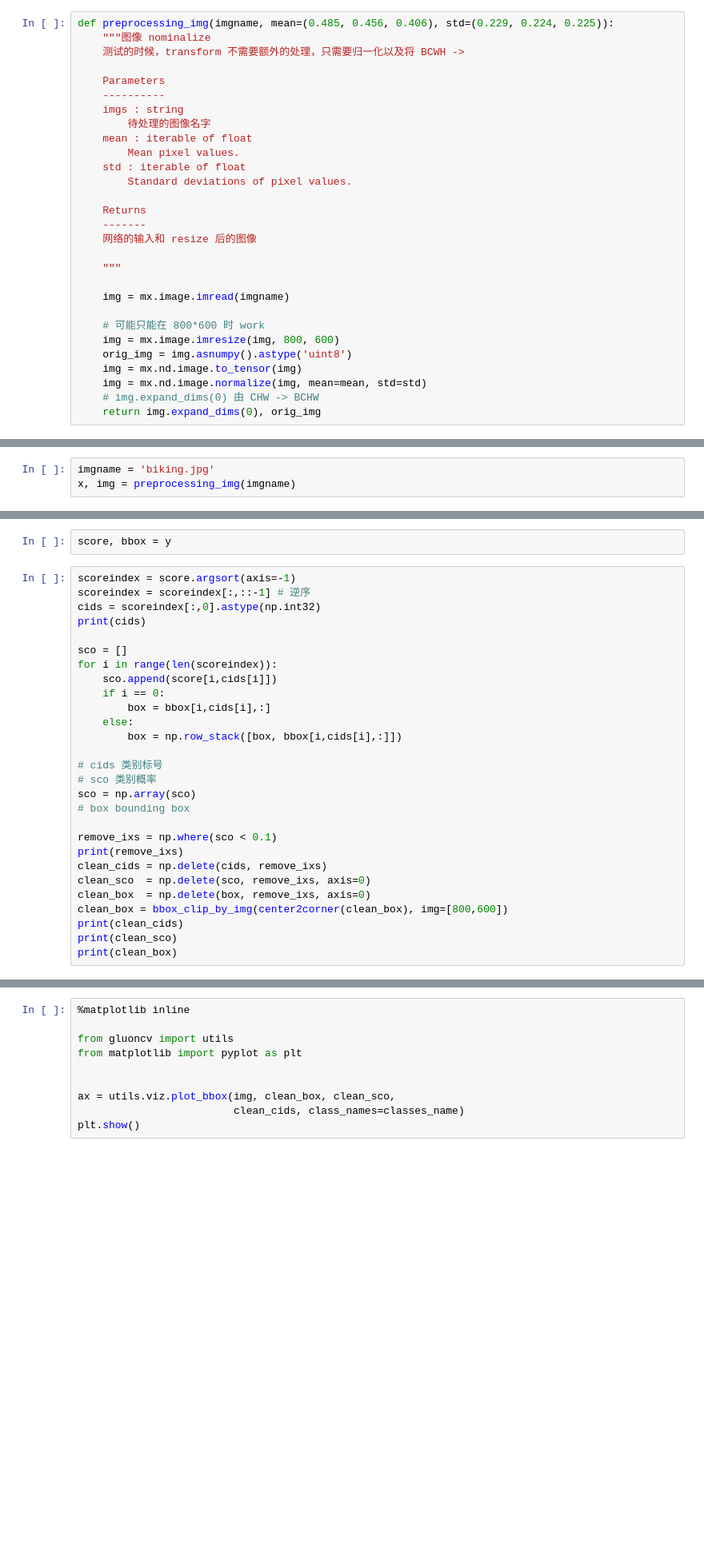
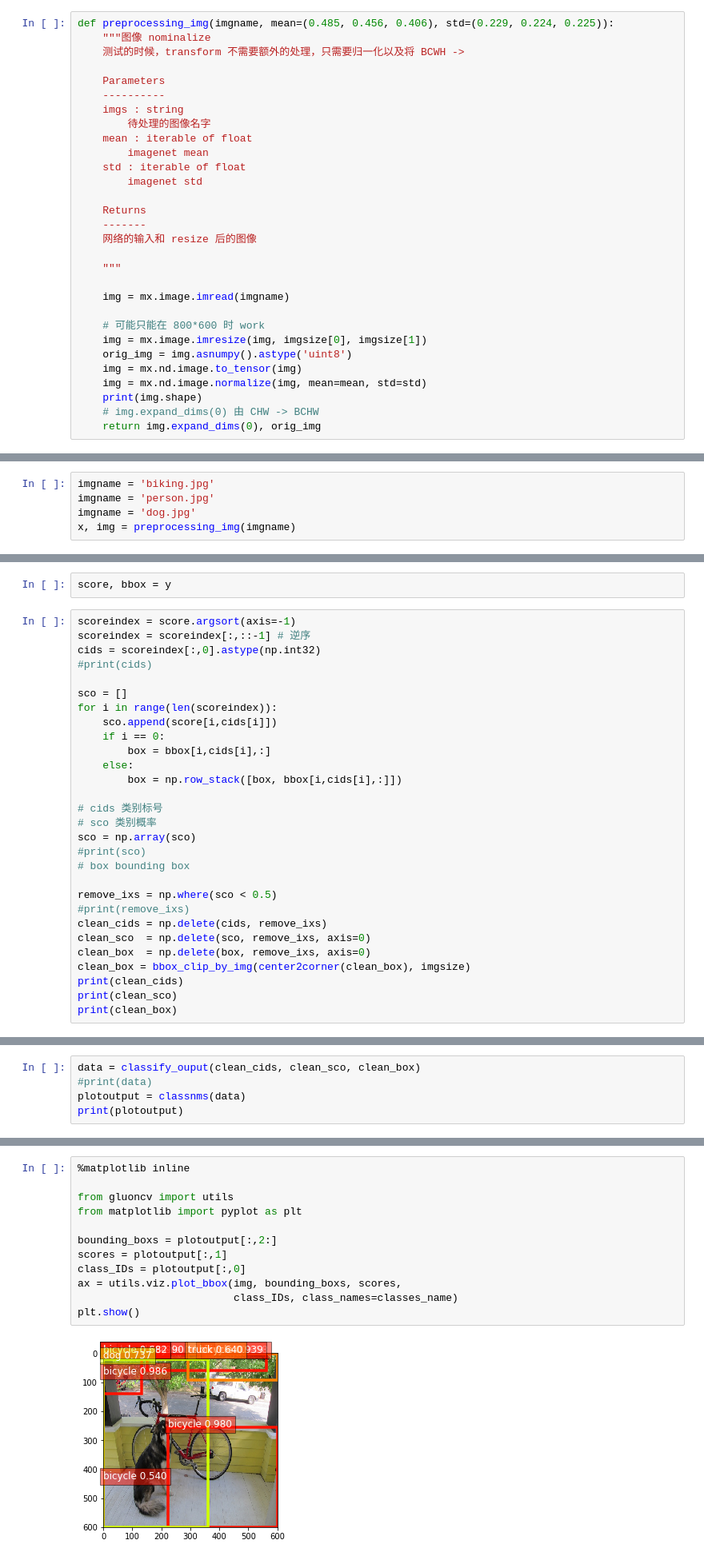
Before and after one commit to kylestones/faster_r-cnn, a Jupyter notebook: faster_r-cnn-self.ipynb, the cells around one changed output, grey strips where cells are left out. Shown: that part at 80% size. Saved outputs shown, nothing was run; the diff lists cells and outputs as text; blank space fills up the shorter version.

```diff
--- a/faster_r-cnn-self.ipynb
+++ b/faster_r-cnn-self.ipynb
@@ -482,9 +458,9 @@ def preprocessing_img(imgname, mean=(0.485, 0.456, 0.406), std=(0.229, 0.224, 0.
     imgs : string
         待处理的图像名字
     mean : iterable of float
-        Mean pixel values.
+        imagenet mean
     std : iterable of float
-        Standard deviations of pixel values.
+        imagenet std
 
     Returns
     -------
@@ -495,9 +471,10 @@ def preprocessing_img(imgname, mean=(0.485, 0.456, 0.406), std=(0.229, 0.224, 0.
     img = mx.image.imread(imgname)
 
     # 可能只能在 800*600 时 work
-    img = mx.image.imresize(img, 800, 600)
+    img = mx.image.imresize(img, imgsize[0], imgsize[1])
     orig_img = img.asnumpy().astype('uint8')
     img = mx.nd.image.to_tensor(img)
     img = mx.nd.image.normalize(img, mean=mean, std=std)
+    print(img.shape)
     # img.expand_dims(0) 由 CHW -> BCHW
     return img.expand_dims(0), orig_img
@@ -504,3 +483,5 @@ def preprocessing_img(imgname, mean=(0.485, 0.456, 0.406), std=(0.229, 0.224, 0.
 # %%
 imgname = 'biking.jpg'
+imgname = 'person.jpg'
+imgname = 'dog.jpg'
 x, img = preprocessing_img(imgname)
@@ -512,7 +514,7 @@ score, bbox = y
 scoreindex = score.argsort(axis=-1)
 scoreindex = scoreindex[:,::-1] # 逆序
 cids = scoreindex[:,0].astype(np.int32)
-print(cids)
+#print(cids)
 
 sco = []
 for i in range(len(scoreindex)):
@@ -525,14 +527,15 @@ for i in range(len(scoreindex)):
 # cids 类别标号
 # sco 类别概率
 sco = np.array(sco)
+#print(sco)
 # box bounding box
 
-remove_ixs = np.where(sco < 0.1)
-print(remove_ixs)
+remove_ixs = np.where(sco < 0.5)
+#print(remove_ixs)
 clean_cids = np.delete(cids, remove_ixs)
 clean_sco  = np.delete(sco, remove_ixs, axis=0)
 clean_box  = np.delete(box, remove_ixs, axis=0)
-clean_box = bbox_clip_by_img(center2corner(clean_box), img=[800,600])
+clean_box = bbox_clip_by_img(center2corner(clean_box), imgsize)
 print(clean_cids)
 print(clean_sco)
 print(clean_box)
@@ -559,0 +665,5 @@ def  classify_ouput(data):
+# %%
+data = classify_ouput(clean_cids, clean_sco, clean_box)
+#print(data)
+plotoutput = classnms(data)
+print(plotoutput)
@@ -578,13 +708,17 @@ print(classes_name[30])
 # %%
 %matplotlib inline
 
 from gluoncv import utils
 from matplotlib import pyplot as plt
 
-
-ax = utils.viz.plot_bbox(img, clean_box, clean_sco,
-                         clean_cids, class_names=classes_name)
+bounding_boxs = plotoutput[:,2:]
+scores = plotoutput[:,1]
+class_IDs = plotoutput[:,0]
+ax = utils.viz.plot_bbox(img, bounding_boxs, scores,
+                         class_IDs, class_names=classes_name)
 plt.show()
+# %% [output]
+[figure, added]
 # %%
 from gluoncv import model_zoo
 
```
Also changed, not shown: parts of 26 cells of this notebook.
